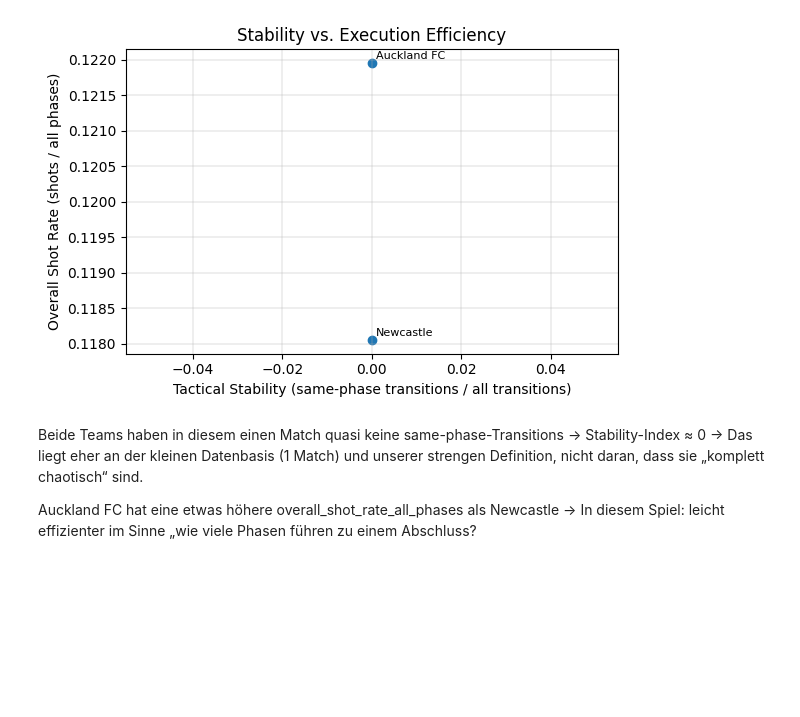
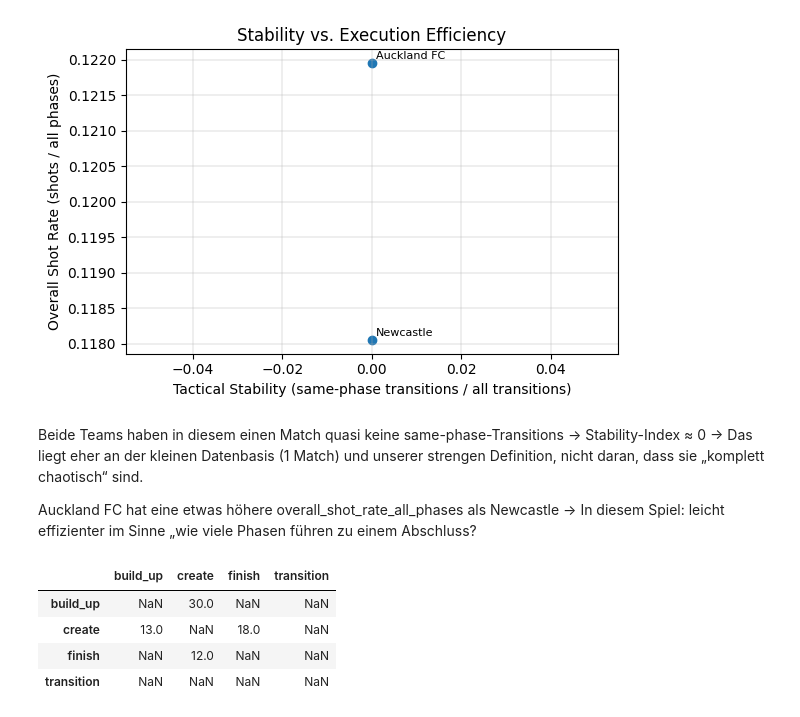
Before and after one commit to KaOs1204/Biomech_Project_2025, a Jupyter notebook: notebooks/01_phase_profile_dashboard.ipynb, the cells around one changed output. Drawn from its saved outputs; the diff is of its cells as text; code cells hidden in the pictures; blank space fills up the shorter version.

```diff
--- a/notebooks/01_phase_profile_dashboard.ipynb
+++ b/notebooks/01_phase_profile_dashboard.ipynb
@@ -674,0 +685,25 @@ Auckland FC hat eine etwas höhere overall_shot_rate_all_phases als Newcastle
+# %%
+# Leere Matrix für Transition-Zählungen
+transition_counts = pd.DataFrame(
+    0.0,
+    index=from_phases,
+    columns=to_phases
+)
+
+# Matrix füllen mit den count_into_<to>_from_<from> Spalten
+for f in from_phases:
+    for t in to_phases:
+        col_name = f"count_into_{t}_from_{f}"
+        if col_name in row.index:
+            transition_counts.loc[f, t] = row[col_name]
+        else:
+            # Falls es die Kombination nicht gibt, bleibt 0.0
+            transition_counts.loc[f, t] = 0.0
+
+transition_counts
+# %% [output]
+|  | build_up | create | finish | transition |
+| build_up | NaN | 30.0 | NaN | NaN |
+| create | 13.0 | NaN | 18.0 | NaN |
+| finish | NaN | 12.0 | NaN | NaN |
+| transition | NaN | NaN | NaN | NaN |
```
Also changed, not shown: parts of 4 cells of this notebook.
